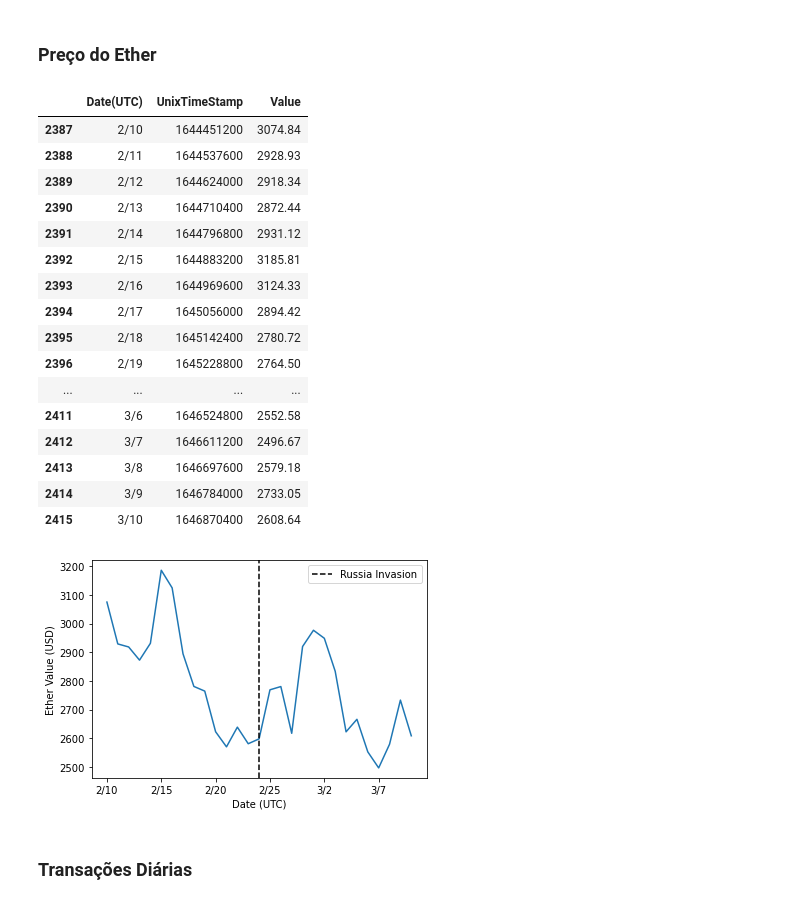
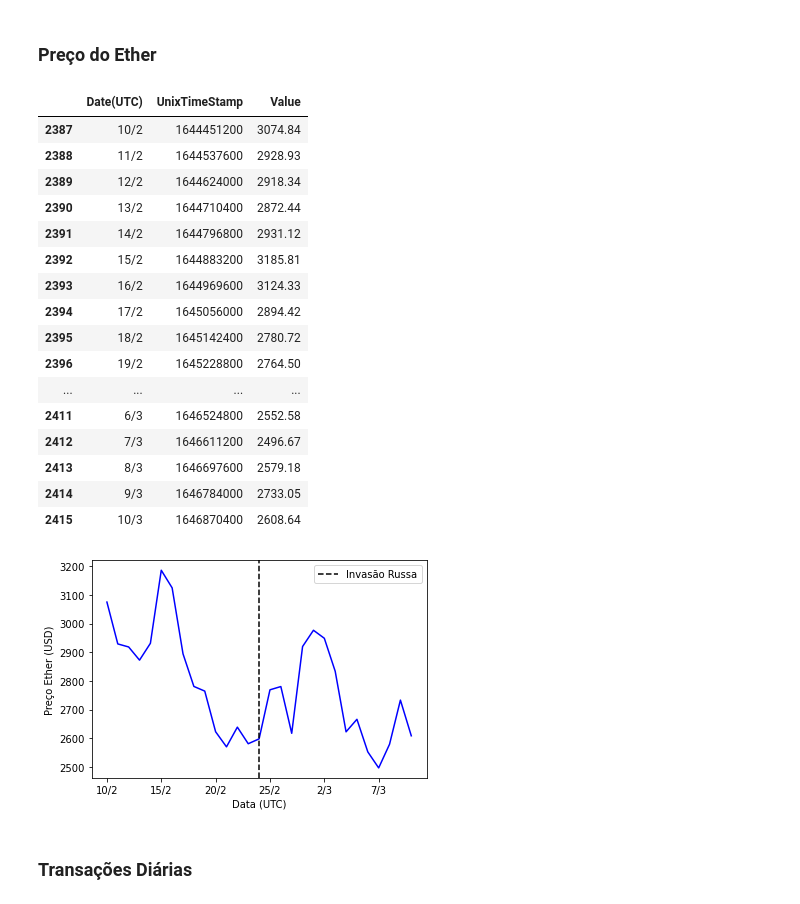
Before and after one commit to PedroHFSO/EthereumDataAnalysis, a Jupyter notebook: results.ipynb, the cells around one changed output. Saved outputs shown, nothing was run; the diff lists cells and outputs as text; code cells hidden in the pictures.

```diff
--- a/results.ipynb
+++ b/results.ipynb
@@ -10,36 +11,36 @@ start = 1644451200 #Dia 10/02/2022
 end = 1646870400 #Dia 10/03/2022
 
 df_eth = pd.read_csv('export-EtherPrice.csv').query('UnixTimeStamp >= @start and UnixTimeStamp <= @end') #Base de dados disponível em Etherscan
-df_eth['Date(UTC)'] = df_eth['Date(UTC)'].apply(lambda x: x[:-5])
+df_eth['Date(UTC)'] = df_eth['Date(UTC)'].apply(lambda x: x.split('/')[1]+'/'+x.split('/')[0])
 df_eth
 # %% [output]
 |  | Date(UTC) | UnixTimeStamp | Value |
-| 2387 | 2/10 | 1644451200 | 3074.84 |
-| 2388 | 2/11 | 1644537600 | 2928.93 |
-| 2389 | 2/12 | 1644624000 | 2918.34 |
-| 2390 | 2/13 | 1644710400 | 2872.44 |
-| 2391 | 2/14 | 1644796800 | 2931.12 |
-| 2392 | 2/15 | 1644883200 | 3185.81 |
-| 2393 | 2/16 | 1644969600 | 3124.33 |
-| 2394 | 2/17 | 1645056000 | 2894.42 |
-| 2395 | 2/18 | 1645142400 | 2780.72 |
-| 2396 | 2/19 | 1645228800 | 2764.50 |
+| 2387 | 10/2 | 1644451200 | 3074.84 |
+| 2388 | 11/2 | 1644537600 | 2928.93 |
+| 2389 | 12/2 | 1644624000 | 2918.34 |
+| 2390 | 13/2 | 1644710400 | 2872.44 |
+| 2391 | 14/2 | 1644796800 | 2931.12 |
+| 2392 | 15/2 | 1644883200 | 3185.81 |
+| 2393 | 16/2 | 1644969600 | 3124.33 |
+| 2394 | 17/2 | 1645056000 | 2894.42 |
+| 2395 | 18/2 | 1645142400 | 2780.72 |
+| 2396 | 19/2 | 1645228800 | 2764.50 |
 | ... | ... | ... | ... |
-| 2411 | 3/6 | 1646524800 | 2552.58 |
-| 2412 | 3/7 | 1646611200 | 2496.67 |
-| 2413 | 3/8 | 1646697600 | 2579.18 |
-| 2414 | 3/9 | 1646784000 | 2733.05 |
-| 2415 | 3/10 | 1646870400 | 2608.64 |
+| 2411 | 6/3 | 1646524800 | 2552.58 |
+| 2412 | 7/3 | 1646611200 | 2496.67 |
+| 2413 | 8/3 | 1646697600 | 2579.18 |
+| 2414 | 9/3 | 1646784000 | 2733.05 |
+| 2415 | 10/3 | 1646870400 | 2608.64 |
 # %%
-plt.plot(df_eth['Date(UTC)'], df_eth['Value'])
-plt.xlabel('Date (UTC)')
+plt.plot(df_eth['Date(UTC)'], df_eth['Value'], color = 'blue')
+plt.xlabel('Data (UTC)')
 plt.xticks([x for x in range(0,30,5)])
-plt.ylabel('Ether Value (USD)')
-plt.axvline(14, color = 'black', linestyle = '--', label = 'Russia Invasion')
+plt.ylabel('Preço Ether (USD)')
+plt.axvline(14, color = 'black', linestyle = '--', label = 'Invasão Russa')
 plt.legend()
 plt.gcf().savefig('ether_val.pdf')
 # %% [output]
-[figure, old version]
+[figure, new version]
 # %% [markdown]
 ### Transações Diárias
 # %%
```
Also changed, not shown: parts of 52 cells of this notebook.
